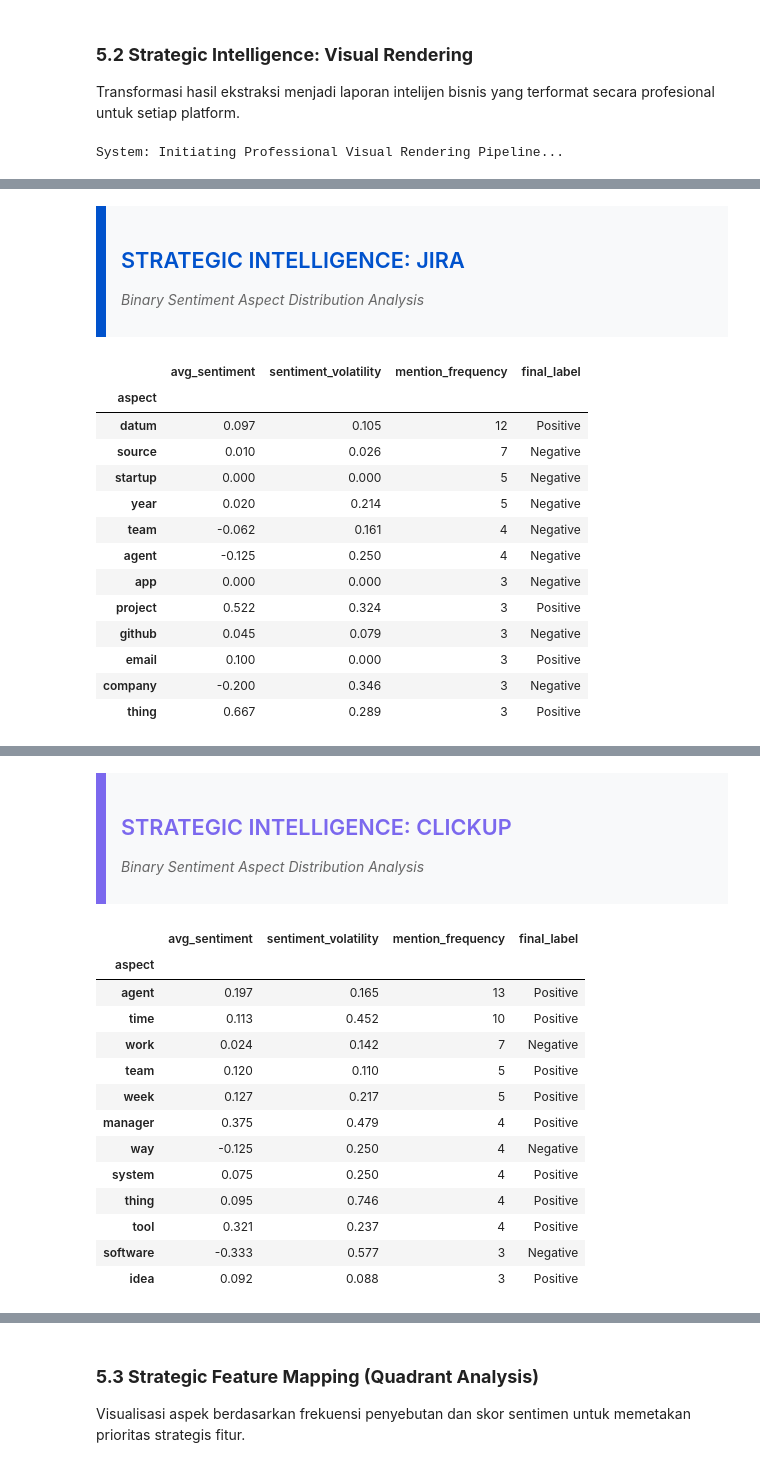
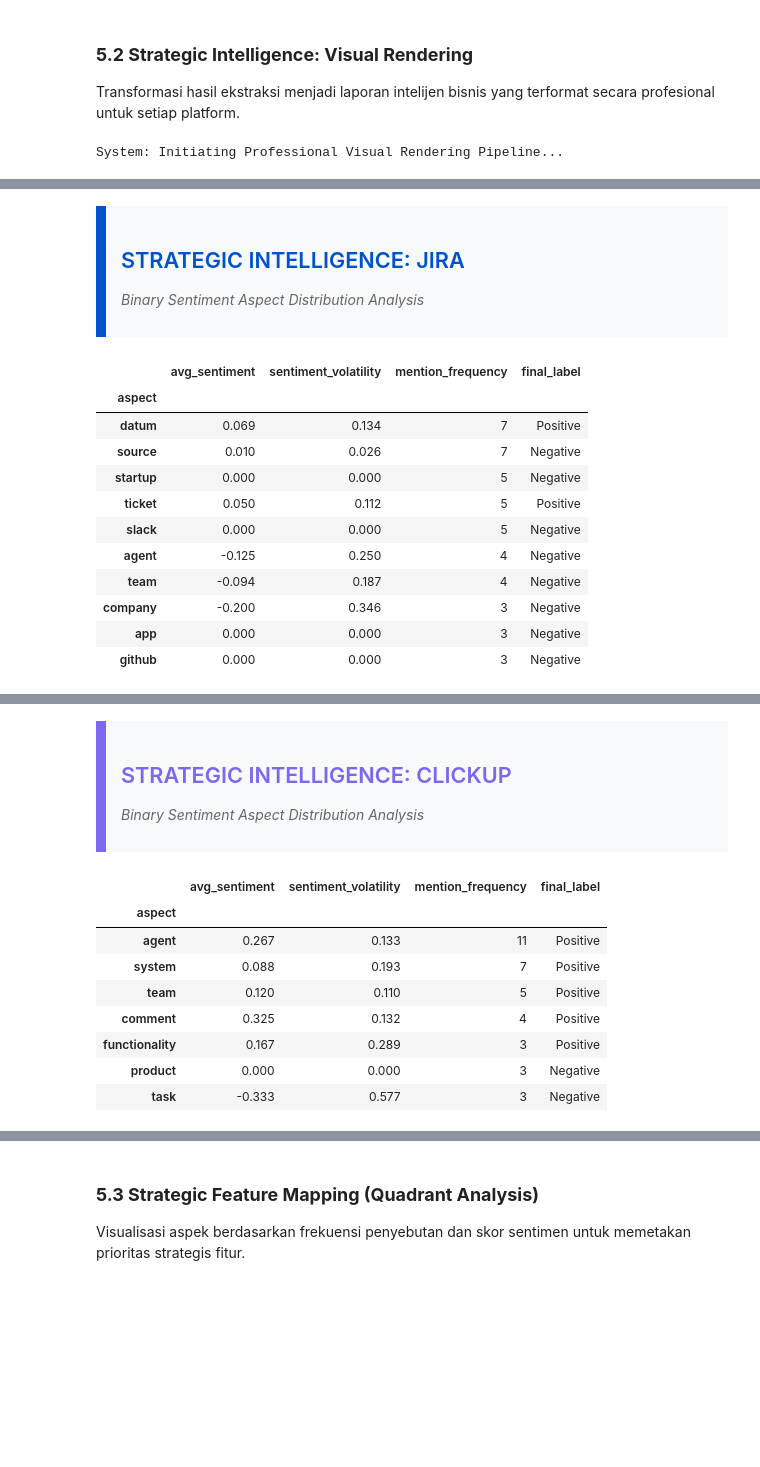
Before and after one commit to LatiefDataVisionary/pm-tools-absa-analysis, a Jupyter notebook: notebook/absa_x.ipynb, the cells around one changed output, grey strips where cells are left out. Drawn from its saved outputs; the diff is of its cells as text; code cells hidden in the pictures; blank space fills up the shorter version.

```diff
--- a/notebook/absa_x.ipynb
+++ b/notebook/absa_x.ipynb
@@ -627,10 +627,19 @@ nltk.download('omw-1.4', quiet=True)
 lemmatizer = WordNetLemmatizer()
 stop_words = set(stopwords.words('english'))
 
+# Custom noise words identified from output analysis
+custom_noise_words = {
+    'thing', 'app', 'way', 'people', 'lot', 'everything', 'something',
+    'nothing', 'anything', 'trello', 'jira', 'clickup', 'software',
+    'tool', 'platform', 'use', 'using', 'get', 'got', 'make', 'made',
+    'day', 'week', 'month', 'year', 'time', 'work', 'project', 'management'
+}
+stop_words.update(custom_noise_words)
+
 def professional_cleaner(text):
     """
     Super-Professional Text Preprocessing for ABSA.
-    Focuses on preserving semantic meaning while removing syntactic noise.
+    Now with custom noise filtering to focus on specific product features.
     """
     if not isinstance(text, str): return ""
 
@@ -639,16 +648,16 @@ def professional_cleaner(text):
     text = re.sub(r'http\S+|www\S+|https\S+', '', text, flags=re.MULTILINE)
     text = re.sub(r'@\w+|#\w+', '', text)
 
-    # 2. Handle Non-ASCII (Keep only English chars for this specific analysis)
+    # 2. Handle Non-ASCII
     text = re.sub(r'[^\x00-\x7F]+', ' ', text)
 
-    # 3. Specific Noise: Numbers & Punctuation (Except potentially useful symbols for ABSA if needed)
+    # 3. Specific Noise: Numbers & Punctuation
     text = re.sub(r'[^a-z\s]', ' ', text)
 
     # 4. Tokenization & Lemmatization & Stopword Removal
     tokens = text.split()
-    # We lemmatize to group similar words for aspect extraction (e.g., 'features' -> 'feature')
-    cleaned_tokens = [lemmatizer.lemmatize(w) for w in tokens if w not in stop_words and len(w) > 2]
+    # Filtering out generic terms and short fragments
+    cleaned_tokens = [lemmatizer.lemmatize(w) for w in tokens if w not in stop_words and len(w) > 3]
 
     return " ".join(cleaned_tokens)
 
@@ -668,8 +677,7 @@ def unify_and_clean_datasets(dfs_dict):
         # Apply advanced scrubbing
         temp_df['clean_text'] = temp_df['text'].apply(professional_cleaner)
 
-        # Filtering: ABSA requires enough context.
-        # Increased threshold to 3 words *after* cleaning to ensure quality aspects exist.
+        # Filtering: Threshold 3 words after custom cleaning
         temp_df = temp_df[temp_df['clean_text'].apply(lambda x: len(x.split()) >= 3)]
 
         # Standardize metadata
@@ -886,7 +894,7 @@ def style_strategic_report(df, platform_name):
         weight = 'bold' if abs(val) > 0.3 else 'normal'
         return f'font-weight: {weight};'
 
-    # Update: Using .map instead of .applymap to avoid FutureWarnings
+    # Use map instead of applymap to avoid FutureWarnings
     styled_df = df.style\
         .map(color_sentiment, subset=['final_label'])\
         .map(highlight_score, subset=['avg_sentiment'])\
@@ -898,7 +906,6 @@ def style_strategic_report(df, platform_name):
 
     display(HTML(header_html))
     display(styled_df)
-    display(HTML("<div style='margin-bottom: 40px; border-bottom: 2px solid #eee;'></div>"))
 
 platforms = ['trello', 'jira', 'clickup']
 strategic_insights = {}
@@ -907,12 +914,11 @@ print("System: Initiating Professional Visual Rendering Pipeline...\n")
 
 for p in platforms:
     report = analyze_platform_intelligence(combined_df, p)
-
-    if report is not None:
+    if report is not None and not report.empty:
         strategic_insights[p] = report
-        style_strategic_report(report.head(12), p)
+        style_strategic_report(report.head(10), p)
     else:
-        display(HTML(f"<p style='color: orange;'><b>Warning:</b> Insufficient data for platform {p.upper()}</p>"))
+        print(f"Warning: Insufficient data to generate strategic report for {p.upper()}")
 # %% [output]
 System: Initiating Professional Visual Rendering Pipeline...
 STRATEGIC INTELLIGENCE: TRELLO
@@ -936,15 +939,13 @@ STRATEGIC INTELLIGENCE: JIRA
 Binary Sentiment Aspect Distribution Analysis
 |  | avg_sentiment | sentiment_volatility | mention_frequency | final_label |
 | aspect |  |  |  |  |
-| datum | 0.097 | 0.105 | 12 | Positive |
+| datum | 0.069 | 0.134 | 7 | Positive |
 | source | 0.010 | 0.026 | 7 | Negative |
 | startup | 0.000 | 0.000 | 5 | Negative |
-| year | 0.020 | 0.214 | 5 | Negative |
-| team | -0.062 | 0.161 | 4 | Negative |
+| ticket | 0.050 | 0.112 | 5 | Positive |
+| slack | 0.000 | 0.000 | 5 | Negative |
 | agent | -0.125 | 0.250 | 4 | Negative |
+| team | -0.094 | 0.187 | 4 | Negative |
+| company | -0.200 | 0.346 | 3 | Negative |
 | app | 0.000 | 0.000 | 3 | Negative |
-| project | 0.522 | 0.324 | 3 | Positive |
-| github | 0.045 | 0.079 | 3 | Negative |
-| email | 0.100 | 0.000 | 3 | Positive |
-| company | -0.200 | 0.346 | 3 | Negative |
-| thing | 0.667 | 0.289 | 3 | Positive |
+| github | 0.000 | 0.000 | 3 | Negative |
@@ -952,16 +952,11 @@ Binary Sentiment Aspect Distribution Analysis
 STRATEGIC INTELLIGENCE: CLICKUP
 Binary Sentiment Aspect Distribution Analysis
 |  | avg_sentiment | sentiment_volatility | mention_frequency | final_label |
 | aspect |  |  |  |  |
-| agent | 0.197 | 0.165 | 13 | Positive |
-| time | 0.113 | 0.452 | 10 | Positive |
-| work | 0.024 | 0.142 | 7 | Negative |
+| agent | 0.267 | 0.133 | 11 | Positive |
+| system | 0.088 | 0.193 | 7 | Positive |
 | team | 0.120 | 0.110 | 5 | Positive |
-| week | 0.127 | 0.217 | 5 | Positive |
-| manager | 0.375 | 0.479 | 4 | Positive |
-| way | -0.125 | 0.250 | 4 | Negative |
-| system | 0.075 | 0.250 | 4 | Positive |
-| thing | 0.095 | 0.746 | 4 | Positive |
-| tool | 0.321 | 0.237 | 4 | Positive |
-| software | -0.333 | 0.577 | 3 | Negative |
-| idea | 0.092 | 0.088 | 3 | Positive |
+| comment | 0.325 | 0.132 | 4 | Positive |
+| functionality | 0.167 | 0.289 | 3 | Positive |
+| product | 0.000 | 0.000 | 3 | Negative |
+| task | -0.333 | 0.577 | 3 | Negative |
```
Also changed, not shown: parts of 22 cells of this notebook.
